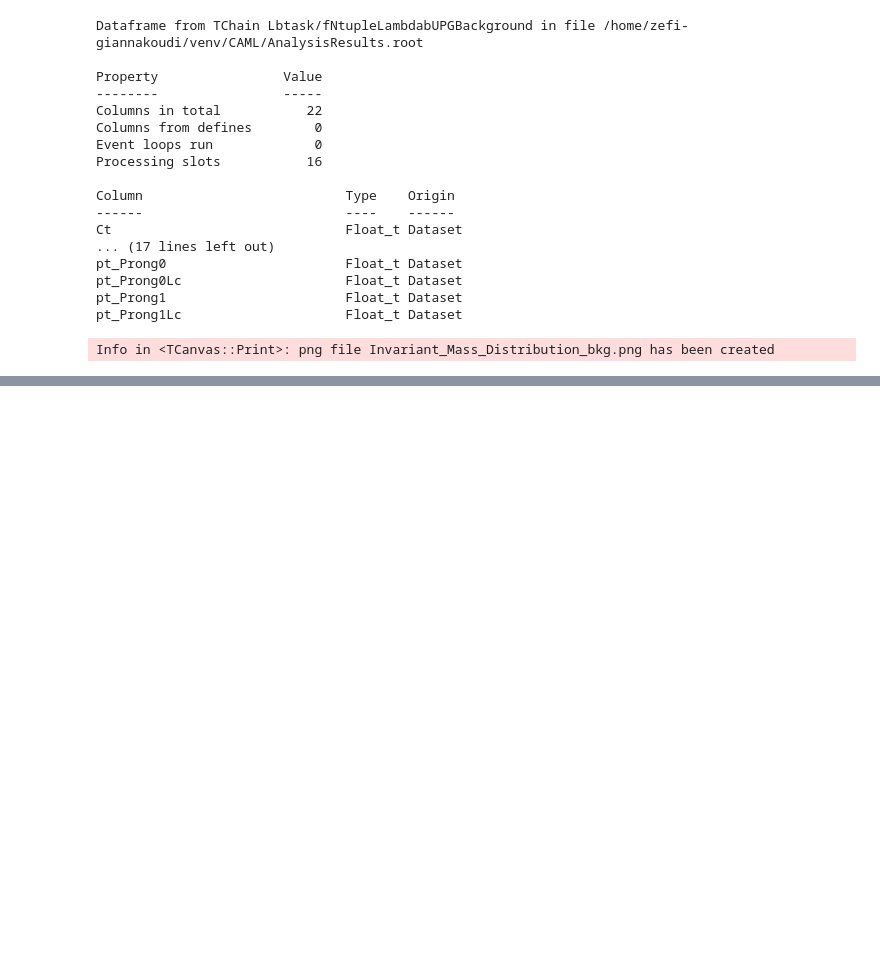
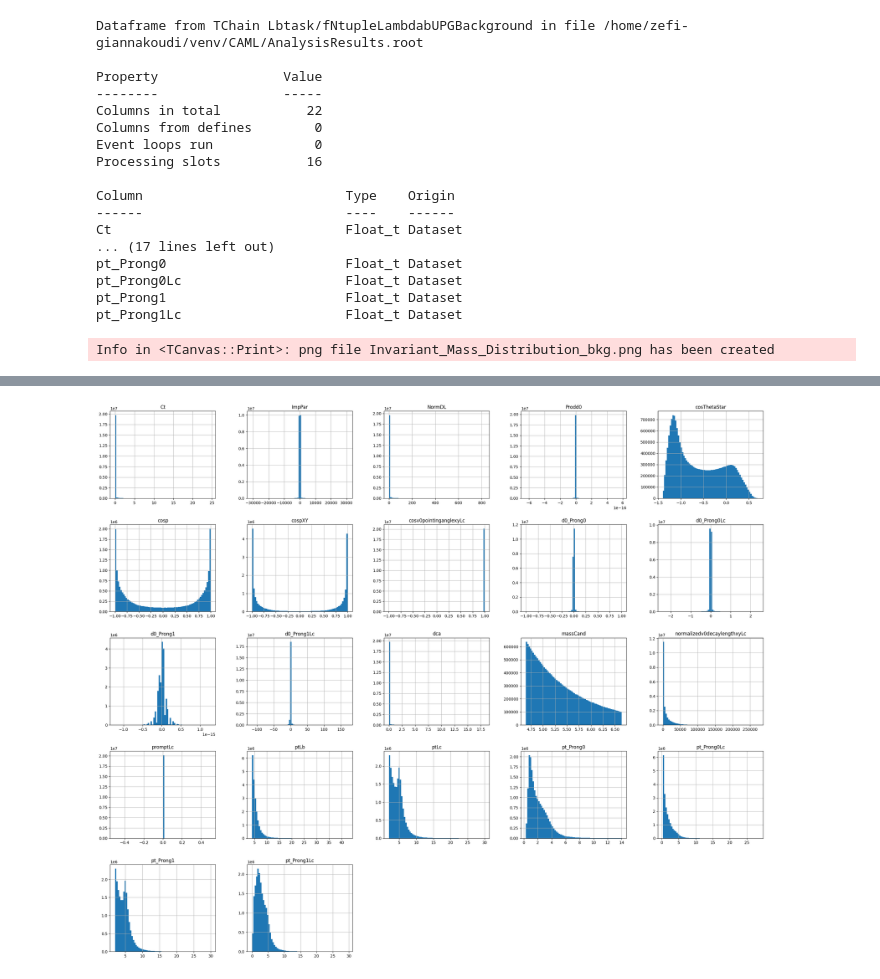
Before and after one commit to FabianDelforge/ML_group10, a Jupyter notebook: Test_Root_File.ipynb, the cells around one changed output, grey strips where cells are left out. Saved outputs shown, nothing was run; the diff lists cells and outputs as text; code cells hidden in the pictures; blank space fills up the shorter version.

```diff
--- a/Test_Root_File.ipynb
+++ b/Test_Root_File.ipynb
@@ -117,3 +145,13 @@ canvas_vMass_bkg.SaveAs("Invariant_Mass_Distribution_bkg.png")
 Info in <TCanvas::Print>: png file Invariant_Mass_Distribution_bkg.png has been created
 # %%
 canvas_vMass_bkg.Close()
+# %%
+bkg_pd = pd.DataFrame( \
+    bkg.AsNumpy(columns=[\
+            "Ct","ImpPar","NormDL","Prodd0",\
+            "cosThetaStar","cosp","cospXY","cosv0pointinganglexyLc",\
+            "d0_Prong0","d0_Prong0Lc","d0_Prong1","d0_Prong1Lc","dca","massCand","normalizedv0decaylengthxyLc",\
+            "promptLc","ptLb","ptLc","pt_Prong0","pt_Prong0Lc",\
+            "pt_Prong1","pt_Prong1Lc"])
+                      )
+bkg_pd
@@ -119,0 +172,4 @@ canvas_vMass_bkg.Close()
+# %%
+hist_bkg = bkg_pd.hist(bins=70, figsize=(30,25))
+# %% [output]
+[figure, added]
```
Also changed, not shown: parts of 3 cells of this notebook.
